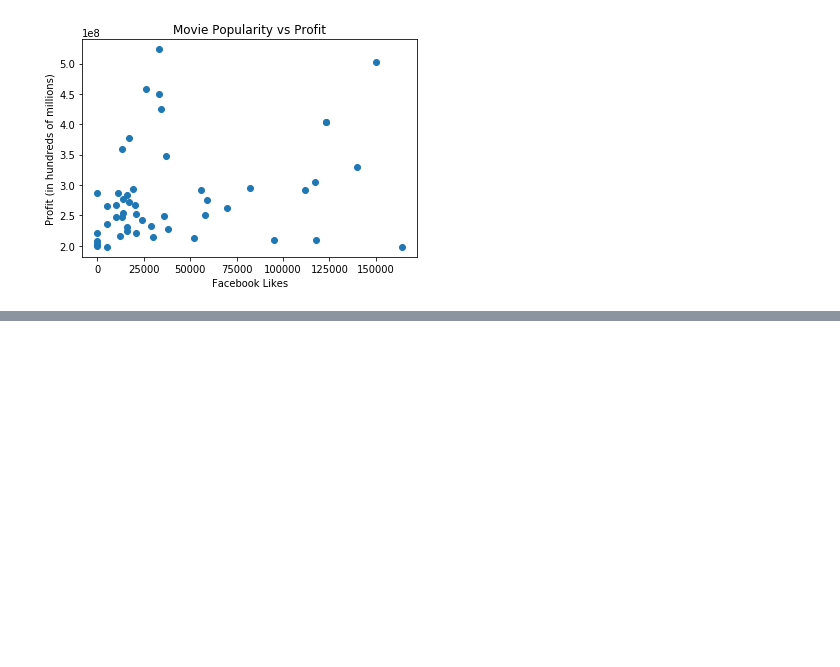
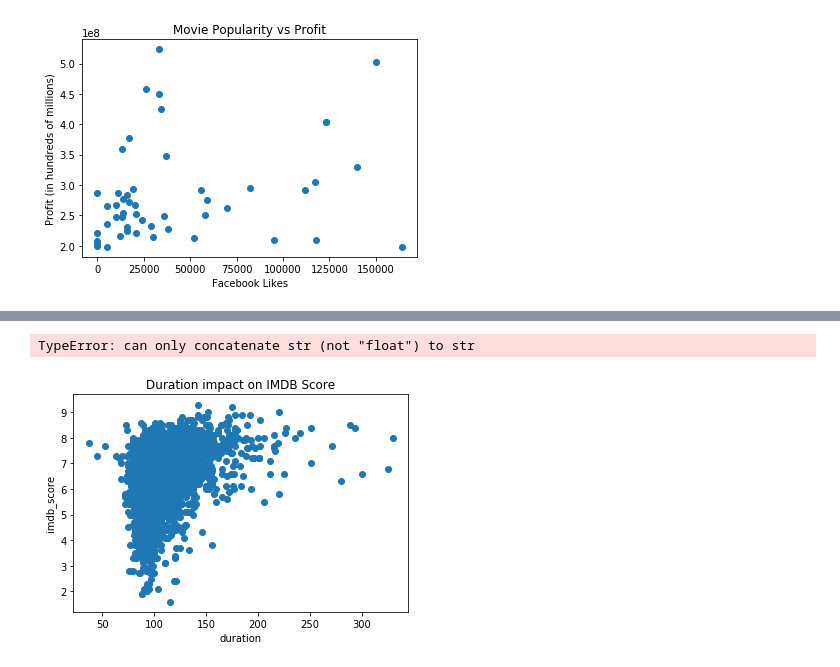
Before and after one commit to BrittanyClemmons/project_one, a Jupyter notebook: Ashley's Part.ipynb, the cells around one changed output, grey strips where cells are left out. Drawn from its saved outputs; the diff is of its cells as text; code cells hidden in the pictures; blank space fills up the shorter version.

```diff
--- a/Ashley's Part.ipynb
+++ b/Ashley's Part.ipynb
@@ -239,3 +241,8 @@ plt
 # %% [output]
 <module 'matplotlib.pyplot' from 'C:\\Users\\admin\\Anaconda3\\lib\\site-packages\\matplotlib\\pyplot.py'>
 [figure]
+# %%
+#Duration vs IMBD Scores
+
+e = df_clean[["movie_title", "duration", "imdb_score"]]
+e
@@ -241,0 +263,12 @@ plt
+# %%
+plt.scatter(x=e['duration'], y=e['imdb_score'])
+plt.title("Duration impact on IMDB Score")
+plt.xlabel("duration")
+plt.ylabel("imdb_score")
+z = np.polyfit(x, y, 1)
+p = np.poly1d(z)
+plt.plot(x,p(x),"r--")
+plt
+# %% [output]
+TypeError: can only concatenate str (not "float") to str
+[figure, added]
```
Also changed, not shown: parts of 2 cells of this notebook.
